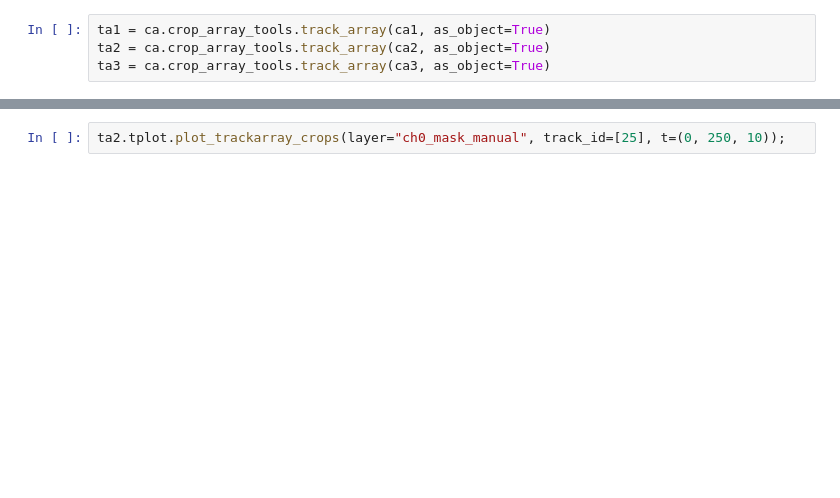
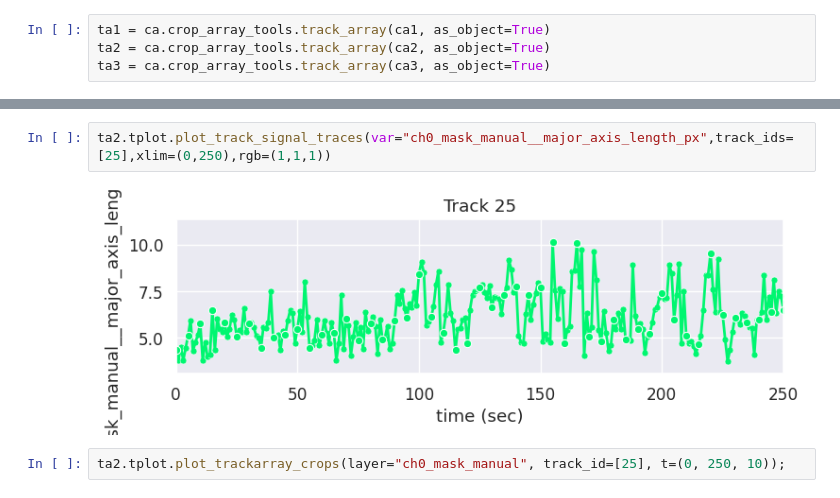
Before and after one commit to timstasevich/croparray, a Jupyter notebook: notebooks/Translation_Stalling_Quantification.ipynb, the cells around one changed output, grey strips where cells are left out. Cells and saved outputs as stored; diff of their text form; blank space fills up the shorter version.

```diff
--- a/notebooks/Translation_Stalling_Quantification.ipynb
+++ b/notebooks/Translation_Stalling_Quantification.ipynb
@@ -130,3 +56,7 @@ ta2.tplot.plot_track_signal_traces(var="ch0_mask_manual__eccentricity",track_ids
+# %%
+ta2.tplot.plot_track_signal_traces(var="ch0_mask_manual__major_axis_length_px",track_ids=[25],xlim=(0,250),rgb=(1,1,1))
+# %% [output]
+[figure, added]
 # %%
 ta2.tplot.plot_trackarray_crops(layer="ch0_mask_manual", track_id=[25], t=(0, 250, 10));
 # %% [output]
```
Also changed, not shown: parts of 19 cells of this notebook.
